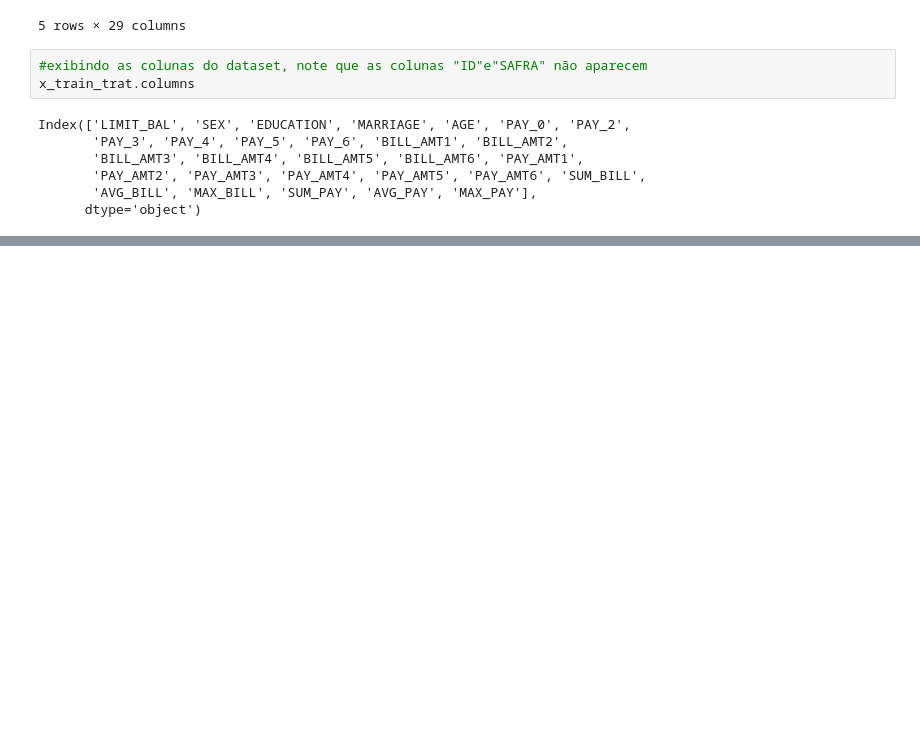
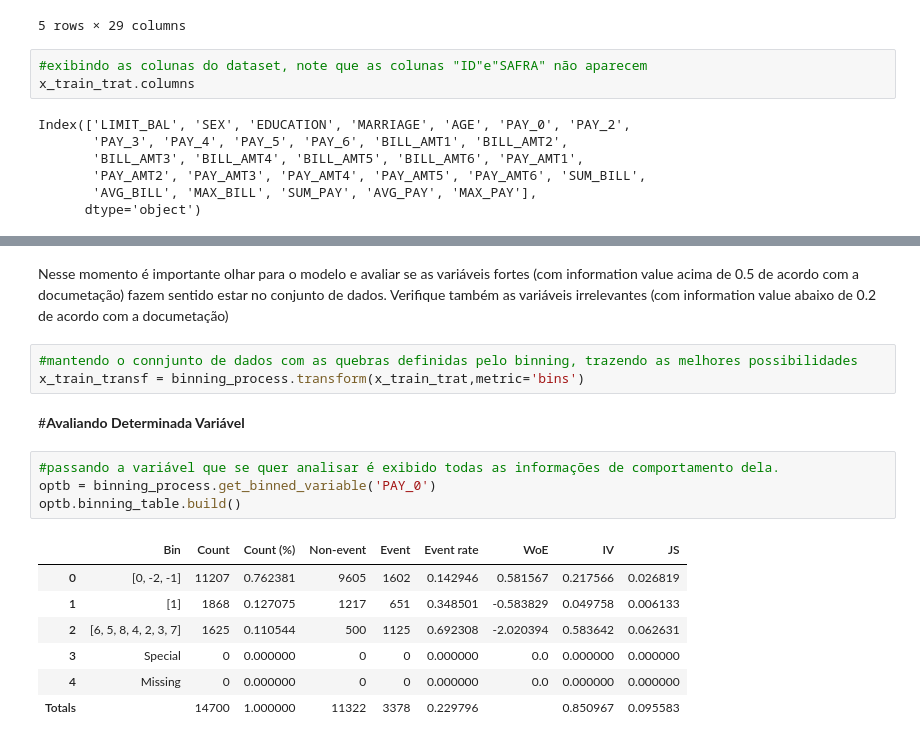
Before and after one commit to Rodrigomoreira-bd/credit_score_python_machine_learning, a Jupyter notebook: CreditScore.ipynb, the cells around one changed output, grey strips where cells are left out. Cells and saved outputs as stored; diff of their text form; blank space fills up the shorter version.

```diff
--- a/CreditScore.ipynb
+++ b/CreditScore.ipynb
@@ -342,0 +356,20 @@ binning_process.summary().sort_values(by=['iv'], ascending=False)
+# %% [markdown]
+Nesse momento é importante olhar para o modelo e avaliar se as variáveis fortes (com information value acima de 0.5 de acordo com a documetação) fazem sentido estar no conjunto de dados.
+Verifique também as variáveis irrelevantes (com information value abaixo de 0.2 de acordo com a documetação)
+# %%
+#mantendo o connjunto de dados com as quebras definidas pelo binning, trazendo as melhores possibilidades
+x_train_transf = binning_process.transform(x_train_trat,metric='bins')
+# %% [markdown]
+#**Avaliando Determinada Variável**
+# %%
+#passando a variável que se quer analisar é exibido todas as informações de comportamento dela.
+optb = binning_process.get_binned_variable('PAY_0')
+optb.binning_table.build()
+# %% [output]
+|  | Bin | Count | Count (%) | Non-event | Event | Event rate | WoE | IV | JS |
+| 0 | [0, -2, -1] | 11207 | 0.762381 | 9605 | 1602 | 0.142946 | 0.581567 | 0.217566 | 0.026819 |
+| 1 | [1] | 1868 | 0.127075 | 1217 | 651 | 0.348501 | -0.583829 | 0.049758 | 0.006133 |
+| 2 | [6, 5, 8, 4, 2, 3, 7] | 1625 | 0.110544 | 500 | 1125 | 0.692308 | -2.020394 | 0.583642 | 0.062631 |
+| 3 | Special | 0 | 0.000000 | 0 | 0 | 0.000000 | 0.0 | 0.000000 | 0.000000 |
+| 4 | Missing | 0 | 0.000000 | 0 | 0 | 0.000000 | 0.0 | 0.000000 | 0.000000 |
+| Totals |  | 14700 | 1.000000 | 11322 | 3378 | 0.229796 |  | 0.850967 | 0.095583 |
```
Also changed, not shown: parts of 19 cells of this notebook.
